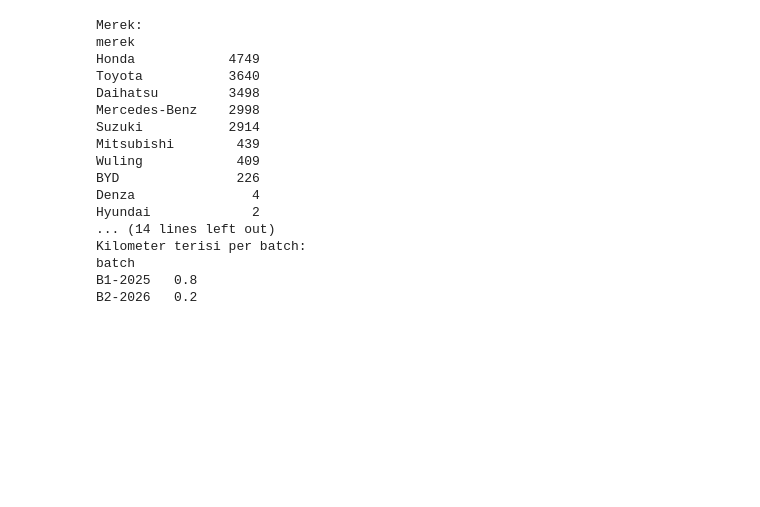
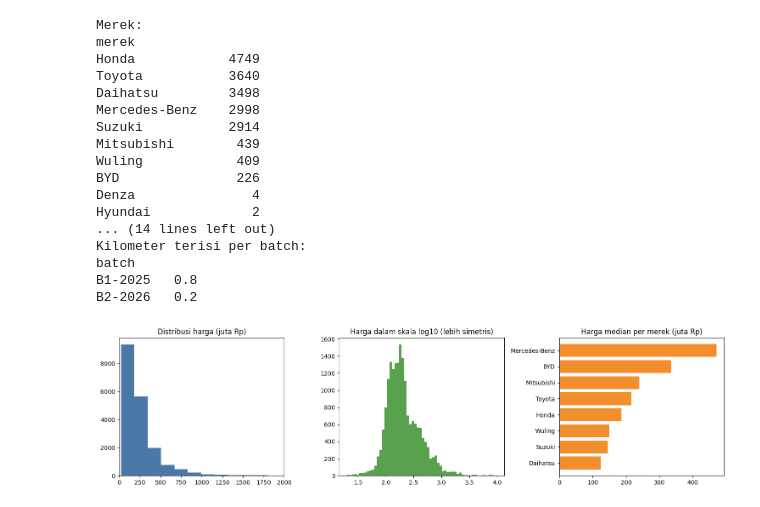
Before and after one commit to jasonalexanderjsnaldr/used-car-price-prediction, a Jupyter notebook: notebook/02.notebooks.ipynb, the cells around one changed output. Saved outputs shown, nothing was run; the diff lists cells and outputs as text; code cells hidden in the pictures; blank space fills up the shorter version.

```diff
--- a/notebook/02.notebooks.ipynb
+++ b/notebook/02.notebooks.ipynb
@@ -74,3 +74,22 @@ Kilometer terisi per batch:
 batch
 B1-2025   0.8
 B2-2026   0.2
+# %%
+fig, ax = plt.subplots(1, 3, figsize=(15, 4))
+
+ax[0].hist(df["harga"] / 1e6, bins=60, color="#4c78a8")
+ax[0].set_title("Distribusi harga (juta Rp)")
+ax[0].set_xlim(0, 2000)
+
+ax[1].hist(np.log10(df["harga"] / 1e6), bins=60, color="#59a14f")
+ax[1].set_title("Harga dalam skala log10 (lebih simetris)")
+
+med = df.groupby("merek")["harga"].median().sort_values() / 1e6
+med = med[df["merek"].value_counts()[med.index] >= 50]
+ax[2].barh(med.index, med.values, color="#f28e2b")
+ax[2].set_title("Harga median per merek (juta Rp)")
+
+plt.tight_layout()
+plt.show()
+# %% [output]
+[figure, added]
```
Also changed, not shown: parts of 1 cell of this notebook.
